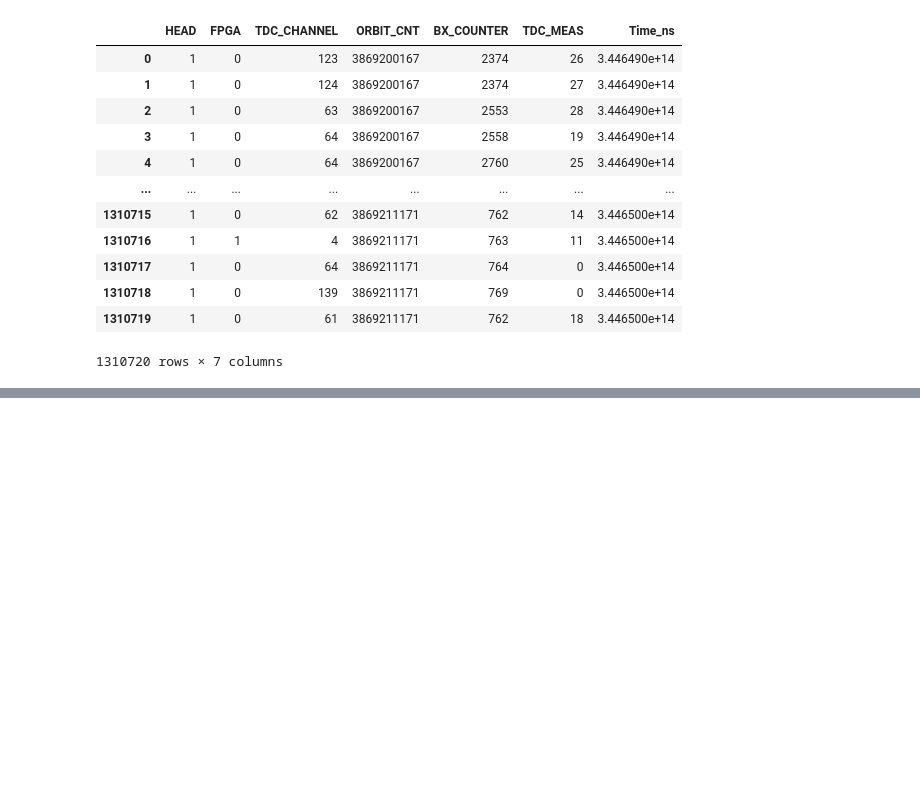
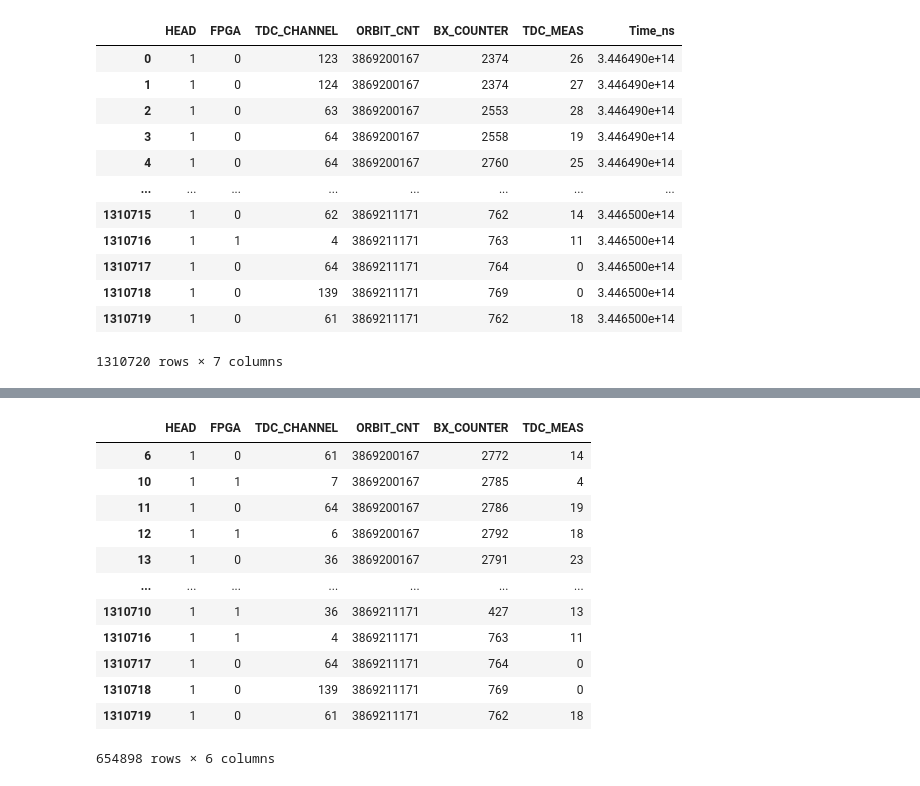
Before and after one commit to DanieleGhezzi25/LaboratoryOfComputationalPhysics_Y8, a Jupyter notebook: 06ex_Pandas.ipynb, the cells around one changed output, grey strips where cells are left out. Saved outputs shown, nothing was run; the diff lists cells and outputs as text; code cells hidden in the pictures; blank space fills up the shorter version.

```diff
--- a/06ex_Pandas.ipynb
+++ b/06ex_Pandas.ipynb
@@ -80,0 +99,18 @@ df.join(times)
+# %%
+# .6
+df2 = df[df['HEAD'] == 1]
+df2
+# %% [output]
+|  | HEAD | FPGA | TDC_CHANNEL | ORBIT_CNT | BX_COUNTER | TDC_MEAS |
+| 6 | 1 | 0 | 61 | 3869200167 | 2772 | 14 |
+| 10 | 1 | 1 | 7 | 3869200167 | 2785 | 4 |
+| 11 | 1 | 0 | 64 | 3869200167 | 2786 | 19 |
+| 12 | 1 | 1 | 6 | 3869200167 | 2792 | 18 |
+| 13 | 1 | 0 | 36 | 3869200167 | 2791 | 23 |
+| ... | ... | ... | ... | ... | ... | ... |
+| 1310710 | 1 | 1 | 36 | 3869211171 | 427 | 13 |
+| 1310716 | 1 | 1 | 4 | 3869211171 | 763 | 11 |
+| 1310717 | 1 | 0 | 64 | 3869211171 | 764 | 0 |
+| 1310718 | 1 | 0 | 139 | 3869211171 | 769 | 0 |
+| 1310719 | 1 | 0 | 61 | 3869211171 | 762 | 18 |
+654898 rows × 6 columns
```
Also changed, not shown: parts of 3 cells of this notebook.
